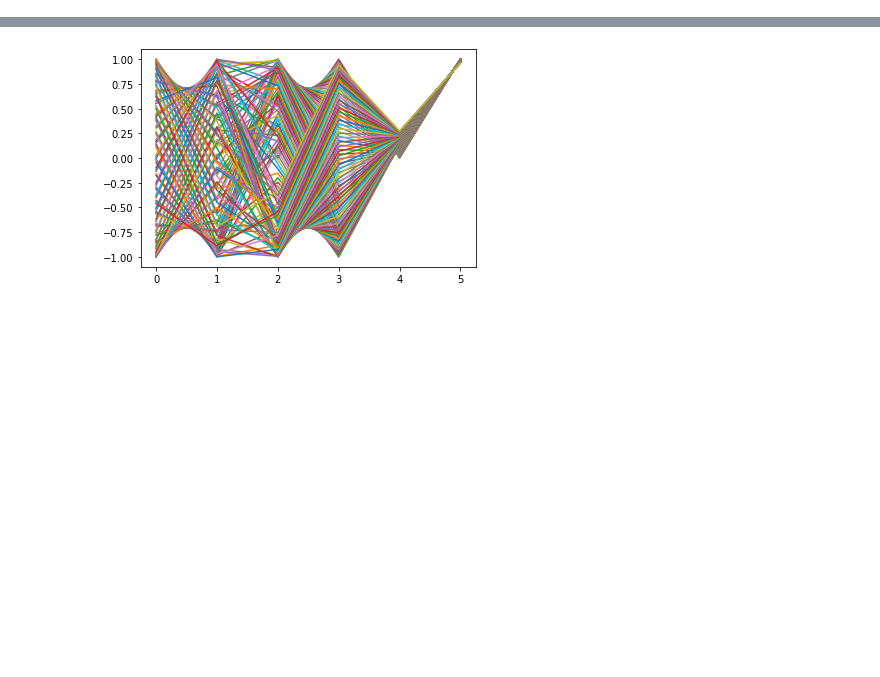
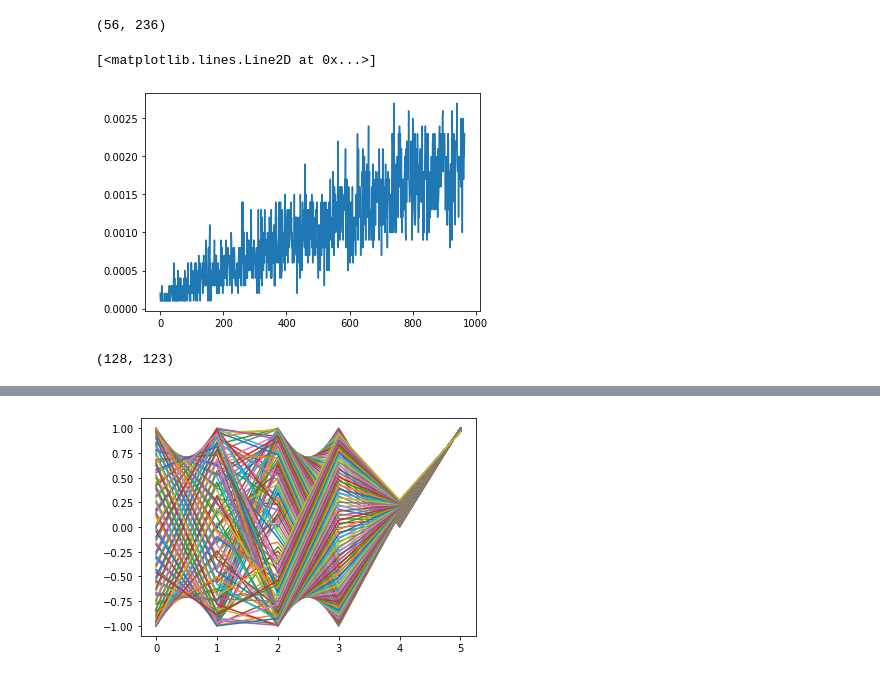
Before and after one commit to tae898/explicit-memory, a Jupyter notebook: notebooks/foo.ipynb, the cells around one changed output, grey strips where cells are left out. Saved outputs shown, nothing was run; the diff lists cells and outputs as text; code cells hidden in the pictures; blank space fills up the shorter version.

```diff
--- a/notebooks/foo.ipynb
+++ b/notebooks/foo.ipynb
@@ -9,0 +47,43 @@ logger.disabled = True
+# %%
+from memory.environment.generator import OQAGenerator
+
+oqag  = OQAGenerator()
+
+len(oqag.heads), len(oqag.tails)
+# %% [output]
+(56, 236)
+# %%
+import random
+import matplotlib.pyplot as plt
+from collections import Counter
+
+foo = [foo for foo in range(0, 1024)]
+weights1 = foo
+weights2 = [bar ** 2 for bar in foo]
+
+num_to_sample = 10000
+
+samples1 = [
+    val / num_to_sample
+    for key, val in sorted(
+        dict(Counter(random.choices(foo, k=num_to_sample, weights=weights1))).items()
+    )
+]
+
+samples2 = [val / num_to_sample
+    for key, val in sorted(
+        dict(Counter(random.choices(foo, k=num_to_sample, weights=weights2))).items()
+    )
+]
+
+
+plt.figure()
+plt.plot(samples1)
+# plt.plot(samples2)
+# %% [output]
+[<matplotlib.lines.Line2D at 0x...>]
+[figure, added]
+# %%
+len(samples1), len(samples2)
+# %% [output]
+(128, 123)
```
Also changed, not shown: parts of 9 cells of this notebook, 6 other files.
